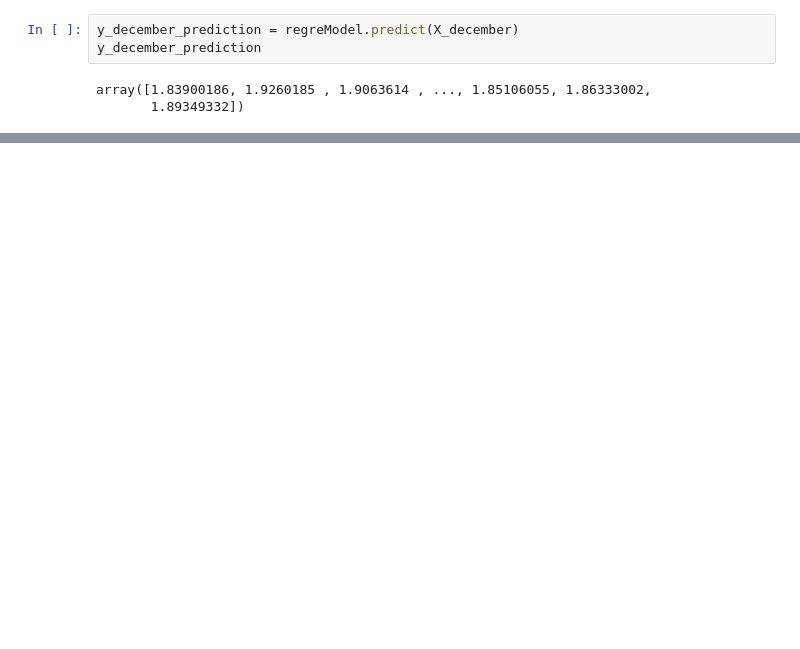
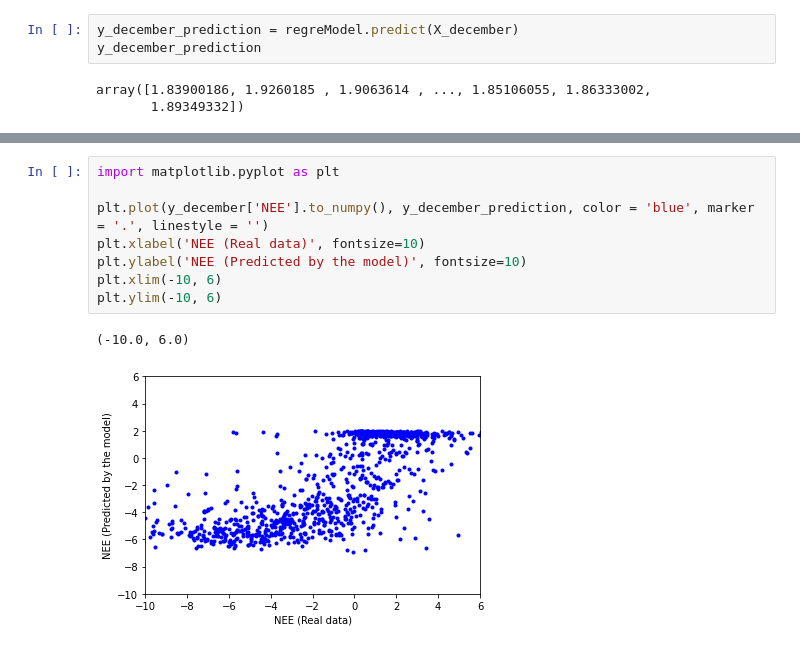
Before and after one commit to BorjaRuizReverter/MachineLearningForGapFilling, a Jupyter notebook: data_prediction.ipynb, the cells around one changed output, grey strips where cells are left out. Saved outputs shown, nothing was run; the diff lists cells and outputs as text; blank space fills up the shorter version.

```diff
--- a/data_prediction.ipynb
+++ b/data_prediction.ipynb
@@ -27,0 +39,11 @@ Despite de fact the R of the model is relatively low (R = 0.5), the model turn q
+# %%
+import matplotlib.pyplot as plt
+
+plt.plot(y_december['NEE'].to_numpy(), y_december_prediction, color = 'blue', marker = '.', linestyle = '')
+plt.xlabel('NEE (Real data)', fontsize=10)
+plt.ylabel('NEE (Predicted by the model)', fontsize=10)
+plt.xlim(-10, 6)
+plt.ylim(-10, 6)
+# %% [output]
+(-10.0, 6.0)
+[figure, added]
```
Also changed, not shown: parts of 4 cells of this notebook.
